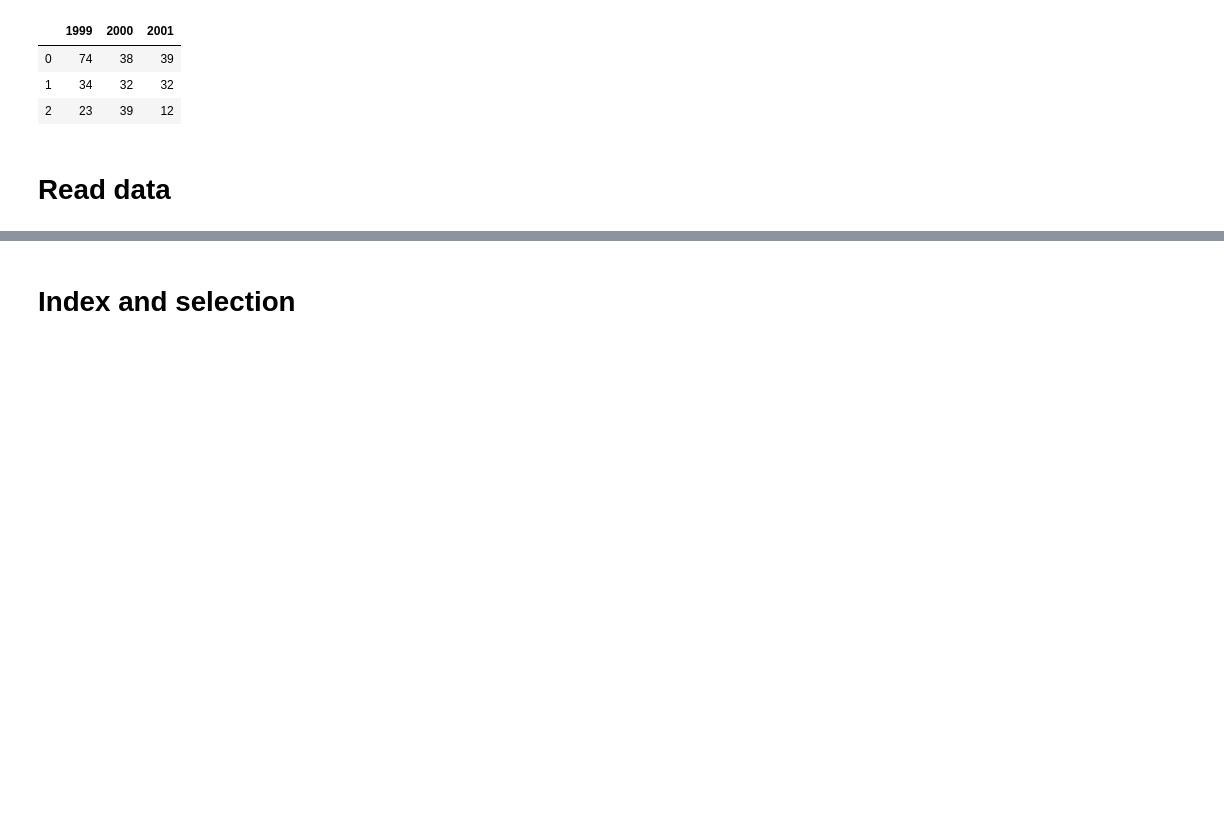
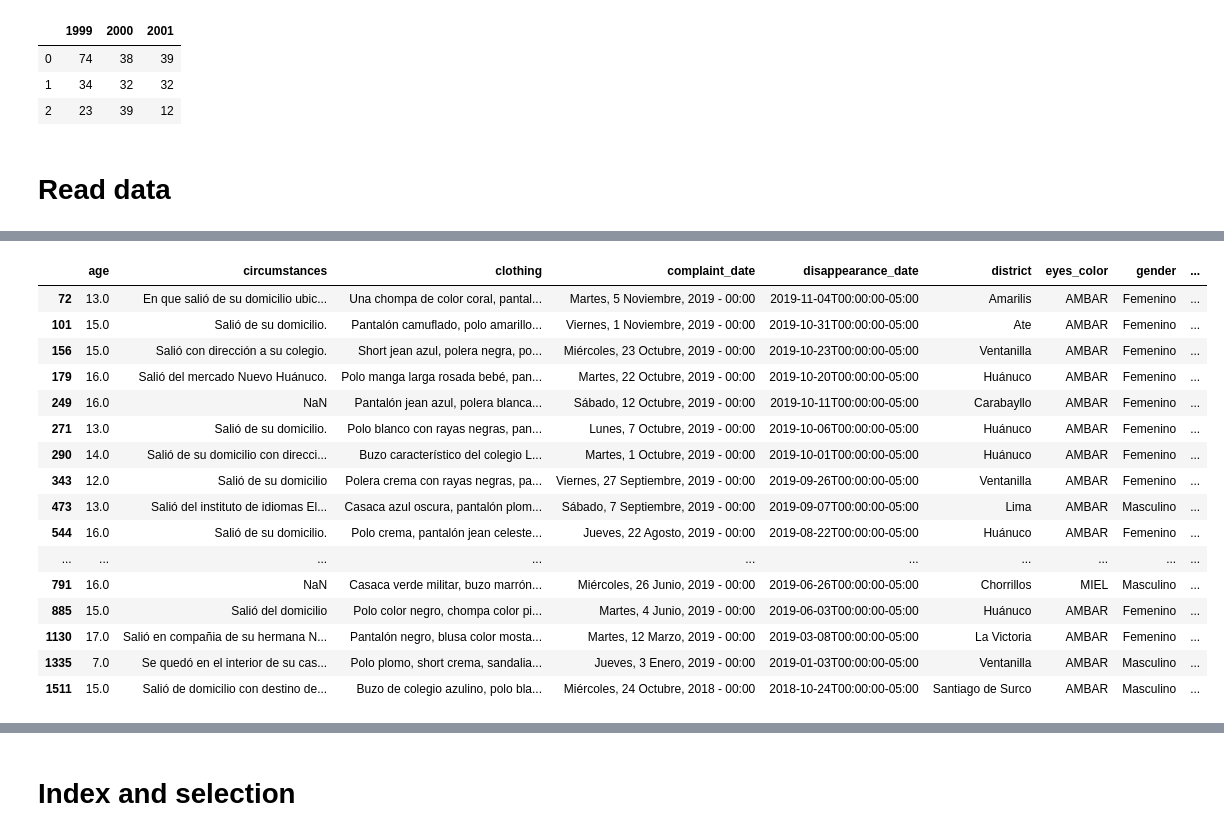
Before and after one commit to royrimachi/te_estamos_buscando_ws, a Jupyter notebook: Pandas_tutorial.ipynb, the cells around one changed output, grey strips where cells are left out. Drawn from its saved outputs; the diff is of its cells as text; code cells hidden in the pictures; blank space fills up the shorter version.

```diff
--- a/Pandas_tutorial.ipynb
+++ b/Pandas_tutorial.ipynb
@@ -41,9 +41,3 @@ frame_test2
 | 2 | 23 | 39 | 12 |
 # %% [markdown]
 # Read data
-# %%
-pd.options.display.max_rows = 10
-
-t_e_b_encontrados = pd.read_csv('teestamosbuscando_2019_11_17_found_people_profiles.csv', encoding='latin-1')
-
-t_e_b_encontrados
@@ -63,0 +44,6 @@ t_e_b_encontrados
+# %%
+import pandas as pd
+
+TEB_encontrados = pd.read_csv('teestamosbuscando_2019_11_25_found_people_profiles.csv', encoding='latin-1')
+
+TEB_encontrados
@@ -63,0 +139,3 @@ t_e_b_encontrados
+# %%
+no_black_eyes = TEB_encontrados[~TEB_encontrados['eyes_color'].str.contains('NEGR|OSCURO|NORM|CHIN').fillna(False)]
+no_black_eyes
@@ -63,0 +173,3 @@ t_e_b_encontrados
+# %%
+no_brown_eyes = no_black_eyes[~no_black_eyes['eyes_color'].str.contains('MARR|CASTAÑO|PARD|CAF|CLAR').fillna(False)]
+no_brown_eyes
@@ -63,0 +190,21 @@ t_e_b_encontrados
+# %%
+amber_eyes = no_brown_eyes[no_brown_eyes['eyes_color'].str.contains('AMB|MIEL').fillna(False)]
+amber_eyes
+# %% [output]
+|  | age | circumstances | clothing | complaint_date | disappearance_date | district | eyes_color | gender | ... |
+| 72 | 13.0 | En que salió de su domicilio ubic... | Una chompa de color coral, pantal... | Martes, 5 Noviembre, 2019 - 00:00 | 2019-11-04T00:00:00-05:00 | Amarilis | AMBAR | Femenino | ... |
+| 101 | 15.0 | Salió de su domicilio. | Pantalón camuflado, polo amarillo... | Viernes, 1 Noviembre, 2019 - 00:00 | 2019-10-31T00:00:00-05:00 | Ate | AMBAR | Femenino | ... |
+| 156 | 15.0 | Salió con dirección a su colegio. | Short jean azul, polera negra, po... | Miércoles, 23 Octubre, 2019 - 00:00 | 2019-10-23T00:00:00-05:00 | Ventanilla | AMBAR | Femenino | ... |
+| 179 | 16.0 | Salió del mercado Nuevo Huánuco. | Polo manga larga rosada bebé, pan... | Martes, 22 Octubre, 2019 - 00:00 | 2019-10-20T00:00:00-05:00 | Huánuco | AMBAR | Femenino | ... |
+| 249 | 16.0 | NaN | Pantalón jean azul, polera blanca... | Sábado, 12 Octubre, 2019 - 00:00 | 2019-10-11T00:00:00-05:00 | Carabayllo | AMBAR | Femenino | ... |
+| 271 | 13.0 | Salió de su domicilio. | Polo blanco con rayas negras, pan... | Lunes, 7 Octubre, 2019 - 00:00 | 2019-10-06T00:00:00-05:00 | Huánuco | AMBAR | Femenino | ... |
+| 290 | 14.0 | Salió de su domicilio con direcci... | Buzo característico del colegio L... | Martes, 1 Octubre, 2019 - 00:00 | 2019-10-01T00:00:00-05:00 | Huánuco | AMBAR | Femenino | ... |
+| 343 | 12.0 | Salió de su domicilio | Polera crema con rayas negras, pa... | Viernes, 27 Septiembre, 2019 - 00:00 | 2019-09-26T00:00:00-05:00 | Ventanilla | AMBAR | Femenino | ... |
+| 473 | 13.0 | Salió del instituto de idiomas El... | Casaca azul oscura, pantalón plom... | Sábado, 7 Septiembre, 2019 - 00:00 | 2019-09-07T00:00:00-05:00 | Lima | AMBAR | Masculino | ... |
+| 544 | 16.0 | Salió de su domicilio. | Polo crema, pantalón jean celeste... | Jueves, 22 Agosto, 2019 - 00:00 | 2019-08-22T00:00:00-05:00 | Huánuco | AMBAR | Femenino | ... |
+| ... | ... | ... | ... | ... | ... | ... | ... | ... | ... |
+| 791 | 16.0 | NaN | Casaca verde militar, buzo marrón... | Miércoles, 26 Junio, 2019 - 00:00 | 2019-06-26T00:00:00-05:00 | Chorrillos | MIEL | Masculino | ... |
+| 885 | 15.0 | Salió del domicilio | Polo color negro, chompa color pi... | Martes, 4 Junio, 2019 - 00:00 | 2019-06-03T00:00:00-05:00 | Huánuco | AMBAR | Femenino | ... |
+| 1130 | 17.0 | Salió en compañia de su hermana N... | Pantalón negro, blusa color mosta... | Martes, 12 Marzo, 2019 - 00:00 | 2019-03-08T00:00:00-05:00 | La Victoria | AMBAR | Femenino | ... |
+| 1335 | 7.0 | Se quedó en el interior de su cas... | Polo plomo, short crema, sandalia... | Jueves, 3 Enero, 2019 - 00:00 | 2019-01-03T00:00:00-05:00 | Ventanilla | AMBAR | Masculino | ... |
+| 1511 | 15.0 | Salió de domicilio con destino de... | Buzo de colegio azulino, polo bla... | Miércoles, 24 Octubre, 2018 - 00:00 | 2018-10-24T00:00:00-05:00 | Santiago de Surco | AMBAR | Masculino | ... |
```
Also changed, not shown: parts of 16 cells of this notebook, 4 other files.
